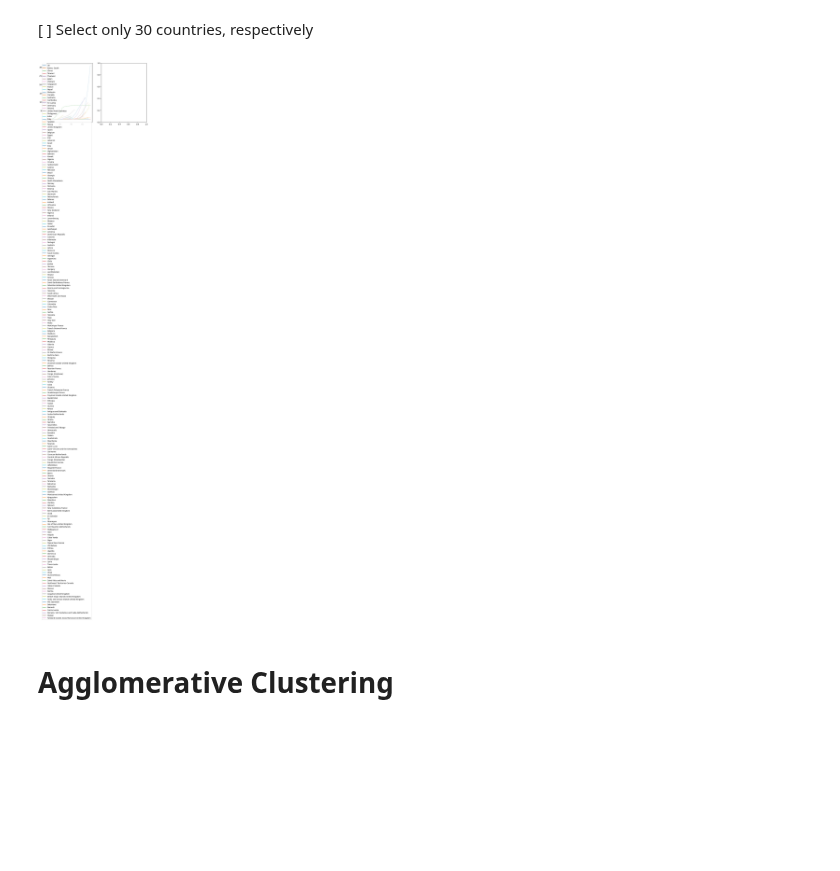
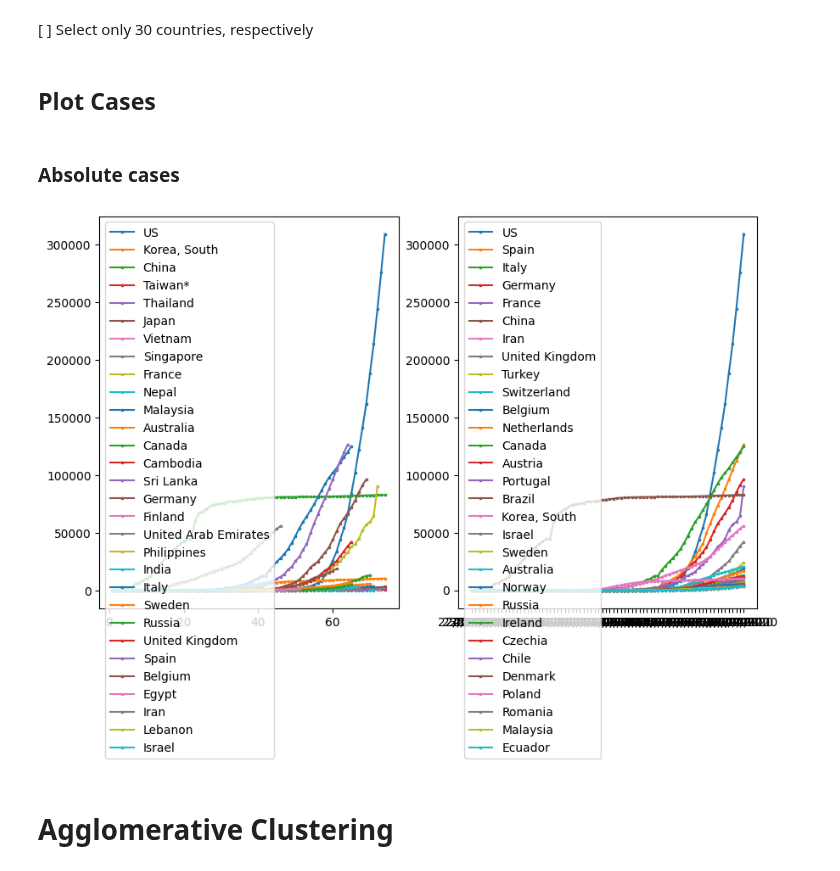
Before and after one commit to SebastianVeuskens/Covid-19-Clustering-Analysis, a Jupyter notebook: scripts/main.ipynb, the cells around one changed output. Saved outputs shown, nothing was run; the diff lists cells and outputs as text; code cells hidden in the pictures; blank space fills up the shorter version.

Commit message:
Add second part of figure

```diff
--- a/scripts/main.ipynb
+++ b/scripts/main.ipynb
@@ -48,30 +46,46 @@ assert np.all(data_1b.dtypes == np.float64)
 # Visualizations (Cases per Day)
 # %% [markdown]
 [ ] Select only 30 countries, respectively
+# %%
+#The date dataset contains five additional rows with statistics
+#Truncate them for consistency of the dataset (each row refers to a specific date)
+data_1b_trunc = data_1b.apply(pd.to_numeric, args={'coerce'})
+data_1b_trunc = data_1b_trunc[:-5]
 # %%
 first_day_1a = data_1a.columns #Needs to be adapted to display the order of the countries according to their first occurence of cases
 data_1a_trunc = data_1a#[data_1a.columns[first_day_1a]].loc[:30] #Needs to be adapted to display the first 30 countries with cases
-
-
-data_1b_trunc = data_1b#[]
+first_occ = data_1b_trunc[data_1a_trunc.columns] > 0
+first_occ = first_occ.apply(pd.Series.idxmax)
+first_occ = pd.to_datetime(first_occ, dayfirst = True)
+first_occ = first_occ.sort_values(ascending = True)
+first_occ = first_occ[:30]
+data_1a_trunc = data_1a_trunc[first_occ.index]
+# %%
+last_day = data_1b_trunc.loc['04/04/2020']
+last_day = last_day.sort_values(ascending=False)
+last_day = last_day[:30]
+data_1b_trunc = data_1b_trunc[last_day.index]
+# %% [markdown]
+## Plot Cases
+# %%
+def plot_cases(data, ax, marker='s', markersize=2):
+    ax.plot(data
+            , marker=marker
+            , markersize=markersize
+            , label=data.columns
+            )
+    ax.legend(loc='upper left')
+# %% [markdown]
+### Absolute cases
 # %%
 fig, axes = plt.subplots(figsize=(10, 6), ncols=2)
 
-axes[0].plot(data_1a_trunc
-            , marker="s"
-            , markersize=2
-            , label=data_1a_trunc.columns)
-axes[0].legend()
+plot_cases(data_1a_trunc, axes[0])
+plot_cases(data_1b_trunc, axes[1])
 
-# axes[1].plot(data_1b_trunc
-#             , marker="s"
-#             , markersize=2
-#             , label=data_1b_trunc.columns)
-# axes[1].legend()
-
-plt.show()
+plt.show() #TODO Split legend like in paper
 fig.savefig("../figures/Fig1.png")
 # %% [output]
-[figure, old version]
+[figure, new version]
 # %% [markdown]
 # Agglomerative Clustering
```
Also changed, not shown: parts of 2 cells of this notebook, 1 other file.
